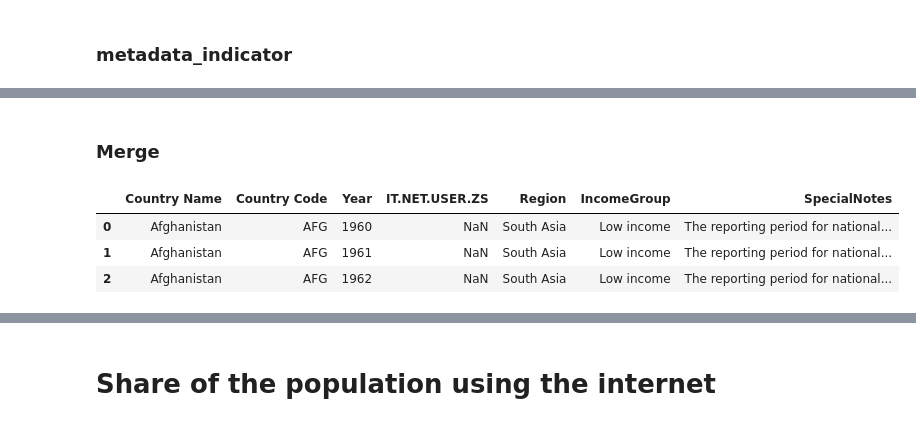
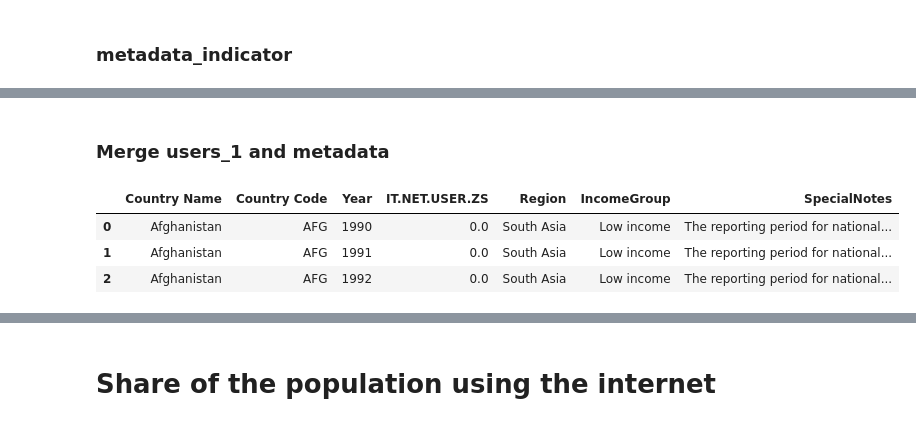
Before and after one commit to celeste-daleo/global-internet-accessibility, a Jupyter notebook: exploration_internet.ipynb, the cells around one changed output, grey strips where cells are left out. Cells and saved outputs as stored; diff of their text form; code cells hidden in the pictures.

Commit message:
Merge users_1 and metadata

```diff
--- a/exploration_internet.ipynb
+++ b/exploration_internet.ipynb
@@ -154,13 +154,13 @@ df_metadata_indicator.head()
 |  | INDICATOR_CODE | INDICATOR_NAME | SOURCE_NOTE | SOURCE_ORGANIZATION | Unnamed: 4 |
 | 0 | IT.NET.USER.ZS | Individuals using the Internet (%... | Internet users are individuals wh... | International Telecommunication U... | NaN |
 # %% [markdown]
-### Merge
+### Merge users_1 and metadata
 # %%
 # Merge users and metadata
-users_metadata = df_users.merge(df_metadata_country, how='inner', on='Country Code')
+users_metadata = df_users_1.merge(df_metadata_country, how='left', on='Country Code')
 users_metadata.head(3)
 # %% [output]
 |  | Country Name | Country Code | Year | IT.NET.USER.ZS | Region | IncomeGroup | SpecialNotes |
-| 0 | Afghanistan | AFG | 1960 | NaN | South Asia | Low income | The reporting period for national... |
-| 1 | Afghanistan | AFG | 1961 | NaN | South Asia | Low income | The reporting period for national... |
-| 2 | Afghanistan | AFG | 1962 | NaN | South Asia | Low income | The reporting period for national... |
+| 0 | Afghanistan | AFG | 1990 | 0.0 | South Asia | Low income | The reporting period for national... |
+| 1 | Afghanistan | AFG | 1991 | 0.0 | South Asia | Low income | The reporting period for national... |
+| 2 | Afghanistan | AFG | 1992 | 0.0 | South Asia | Low income | The reporting period for national... |
```
Also changed, not shown: parts of 5 cells of this notebook, 1 other file.
